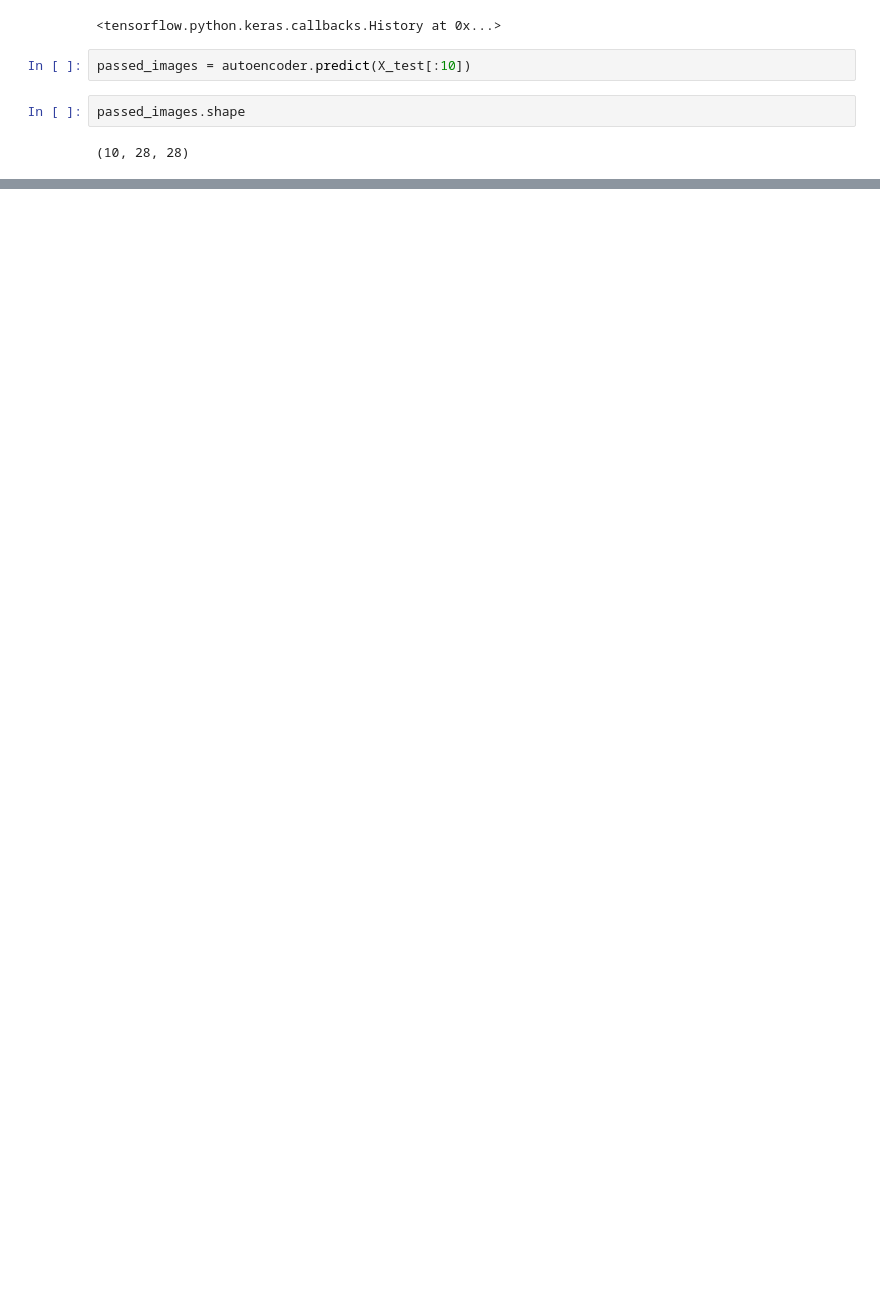
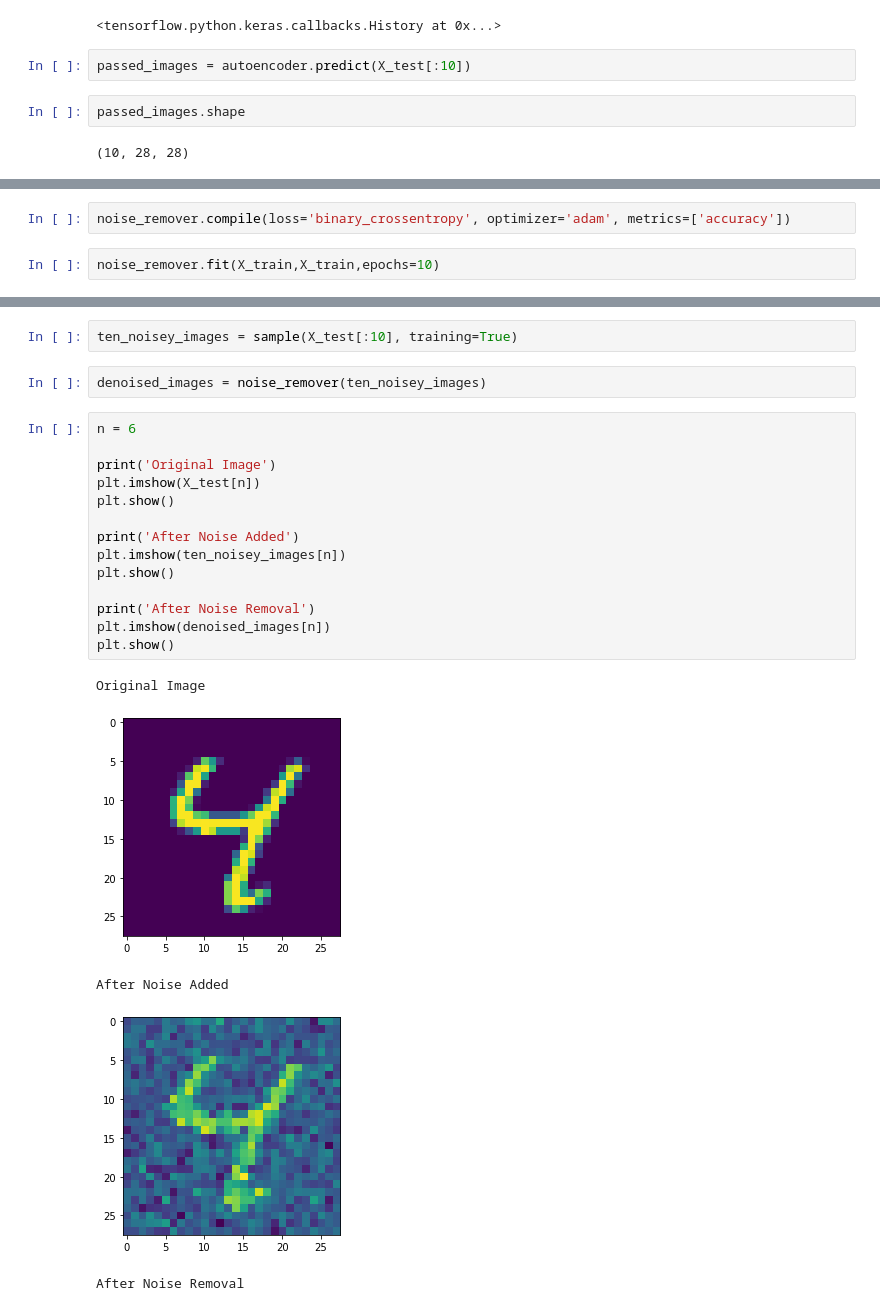
Before and after one commit to rooneyrulz/mnist-autoencoder, a Jupyter notebook: Classification.ipynb, the cells around one changed output, grey strips where cells are left out. Drawn from its saved outputs; the diff is of its cells as text; blank space fills up the shorter version.

```diff
--- a/Classification.ipynb
+++ b/Classification.ipynb
@@ -101,0 +166,4 @@ After Autoencoded Image
+# %%
+noise_remover.compile(loss='binary_crossentropy', optimizer='adam', metrics=['accuracy'])
+# %%
+noise_remover.fit(X_train,X_train,epochs=10)
@@ -101,0 +192,24 @@ After Autoencoded Image
+# %%
+ten_noisey_images = sample(X_test[:10], training=True)
+# %%
+denoised_images = noise_remover(ten_noisey_images)
+# %%
+n = 6
+
+print('Original Image')
+plt.imshow(X_test[n])
+plt.show()
+
+print('After Noise Added')
+plt.imshow(ten_noisey_images[n])
+plt.show()
+
+print('After Noise Removal')
+plt.imshow(denoised_images[n])
+plt.show()
+# %% [output]
+Original Image
+[figure, added]
+After Noise Added
+[figure, added]
+After Noise Removal
```
Also changed, not shown: parts of 14 cells of this notebook.
